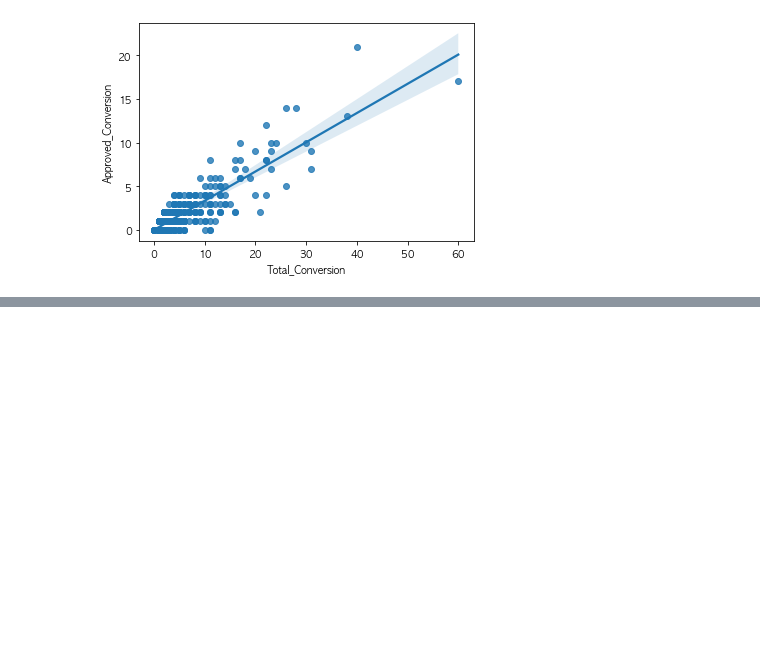
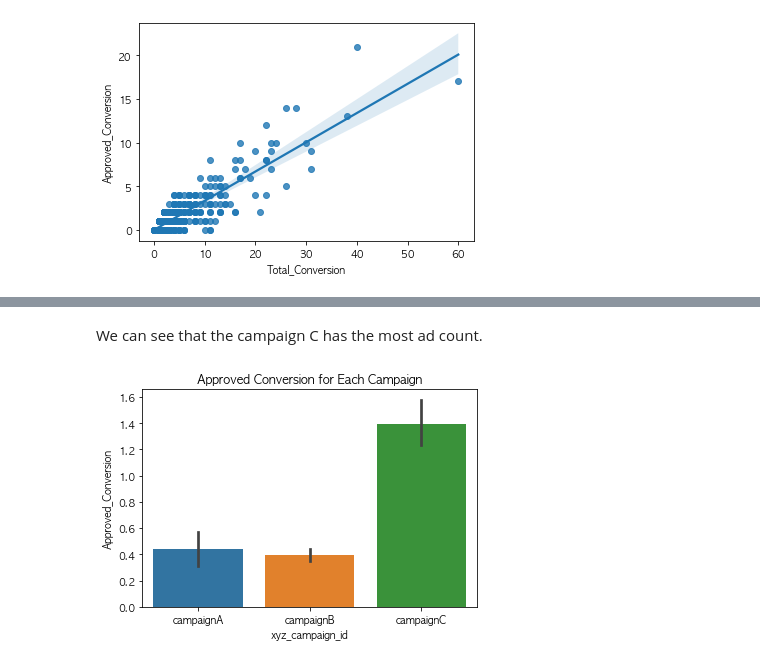
Before and after one commit to mjmax75/FB_Ad_Campaigns_Analysis, a Jupyter notebook: fb_ad_campaigns_analysis.ipynb, the cells around one changed output, grey strips where cells are left out. Saved outputs shown, nothing was run; the diff lists cells and outputs as text; code cells hidden in the pictures; blank space fills up the shorter version.

```diff
--- a/fb_ad_campaigns_analysis.ipynb
+++ b/fb_ad_campaigns_analysis.ipynb
@@ -125,0 +160,9 @@ sns.regplot(data=df, x="Total_Conversion", y="Approved_Conversion");
+# %% [markdown]
+We can see that the campaign C has the most ad count.
+# %%
+# Let's check the approved conversion count for each campaign
+sns.barplot(x = df["xyz_campaign_id"], y = df["Approved_Conversion"])
+plt.title("Approved Conversion for Each Campaign")
+plt.show()
+# %% [output]
+[figure, added]
```
Also changed, not shown: parts of 50 cells of this notebook.
